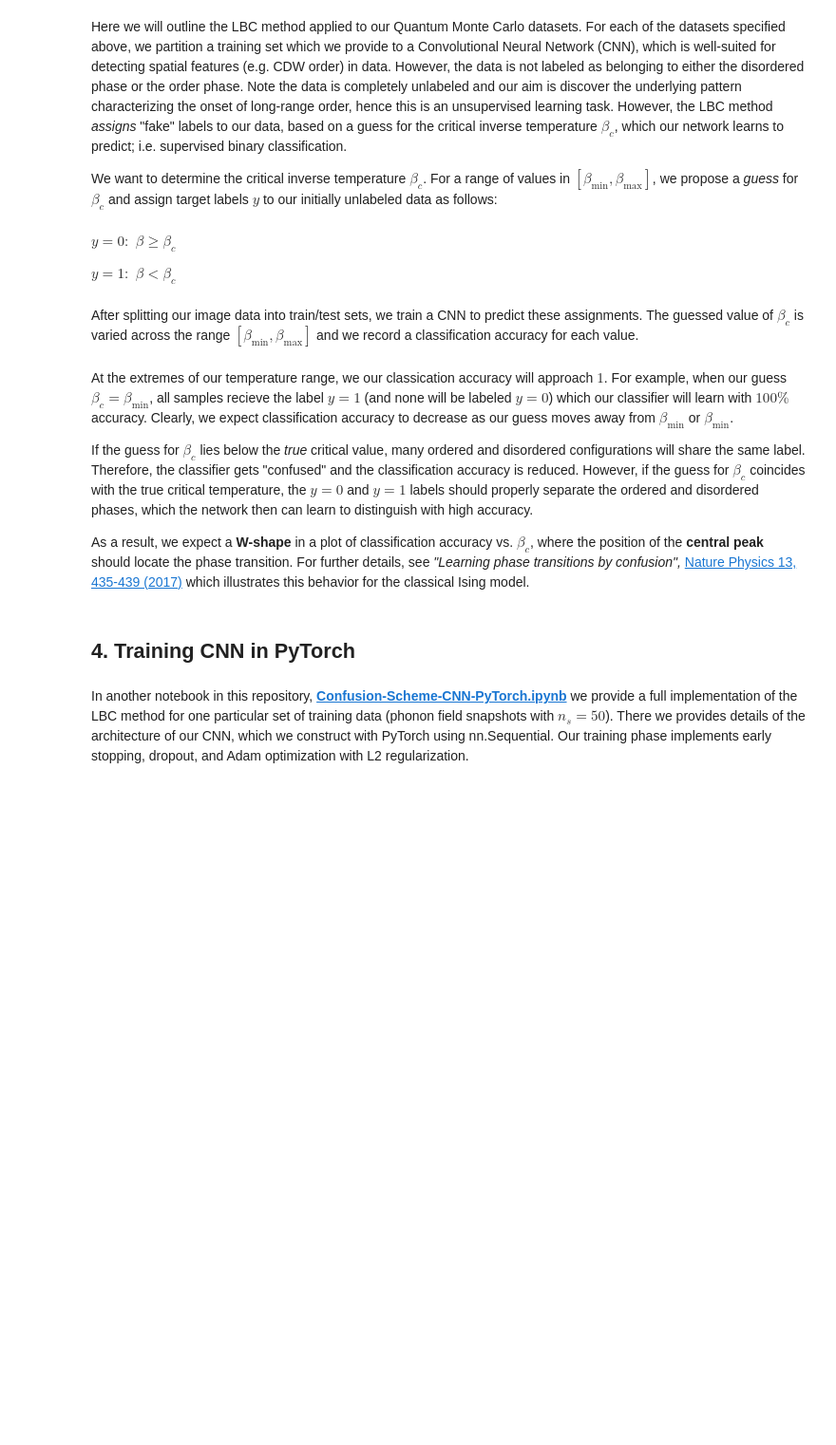
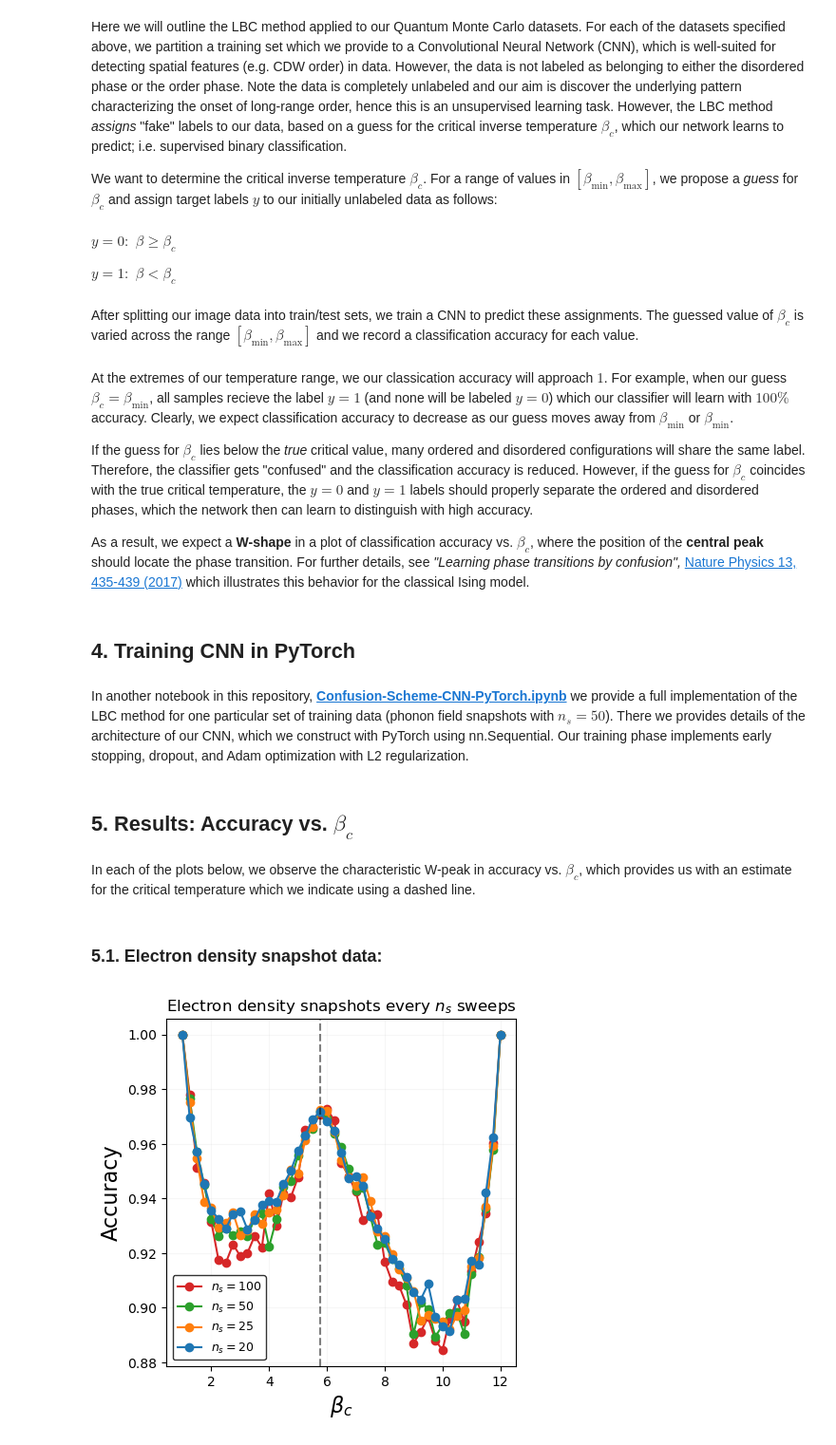
Before and after one commit to owenpb/Confusion-Scheme-Learning, a Jupyter notebook: Methodology_and_Results.ipynb, the cells around one changed output. Shown at 95% size. Saved outputs shown, nothing was run; the diff lists cells and outputs as text; code cells hidden in the pictures; blank space fills up the shorter version.

Commit message:
Updated with results and summary

```diff
--- a/Methodology_and_Results.ipynb
+++ b/Methodology_and_Results.ipynb
@@ -61,3 +67,54 @@ As a result, we expect a **W-shape** in a plot of classification accuracy vs. $\
 ## 4. Training CNN in PyTorch
 # %% [markdown]
 In another notebook in this repository, [**Confusion-Scheme-CNN-PyTorch.ipynb**](https://github.com/owenpb/Confusion-Scheme-Learning/blob/main/Confusion-Scheme-CNN-PyTorch.ipynb) we provide a full implementation of the LBC method for one particular set of training data (phonon field snapshots with $n_s=50$). There we provides details of the architecture of our CNN, which we construct with PyTorch using nn.Sequential. Our training phase implements early stopping, dropout, and Adam optimization with L2 regularization.
+# %% [markdown]
+## 5. Results: Accuracy vs. $\beta_c$
+# %% [markdown]
+In each of the plots below, we observe the characteristic W-peak in accuracy vs. $\beta_c$, which provides us with an estimate for the critical temperature which we indicate using a dashed line.
+# %%
+import numpy as np
+import matplotlib.pyplot as plt
+
+# Load temperature array
+Tcs_values = np.load('data/accuracy_results/density_snapshots/density_snapshot_Tcs_ns20.npy')
+
+# Load accuracy results obtained via density snapshot data
+density_snapshot_accuracies_ns20 = np.load('data/accuracy_results/density_snapshots/density_snapshot_accuracies_ns20.npy')
+density_snapshot_accuracies_ns25 = np.load('data/accuracy_results/density_snapshots/density_snapshot_accuracies_ns25.npy')
+density_snapshot_accuracies_ns50 = np.load('data/accuracy_results/density_snapshots/density_snapshot_accuracies_ns50.npy')
+density_snapshot_accuracies_ns100= np.load('data/accuracy_results/density_snapshots/density_snapshot_accuracies_ns100.npy')
+
+# Load accuracy results obtained via phonon snapshot data
+phonon_snapshot_accuracies_ns20 = np.load('data/accuracy_results/phonon_snapshots/phonon_snapshot_accuracies_ns20.npy')
+phonon_snapshot_accuracies_ns25 = np.load('data/accuracy_results/phonon_snapshots/phonon_snapshot_accuracies_ns25.npy')
+phonon_snapshot_accuracies_ns50 = np.load('data/accuracy_results/phonon_snapshots/phonon_snapshot_accuracies_ns50.npy')
+phonon_snapshot_accuracies_ns100 = np.load('data/accuracy_results/phonon_snapshots/phonon_snapshot_accuracies_ns100.npy')
+
+# Load accuracy results obtained via imaginary-time resolved density-density correlation data (position space)
+denden_corr_position_accuracies_nit3 = np.load('data/accuracy_results/density_correlations_position/denden_corr_position_accuracies_nit3.npy')
+denden_corr_position_accuracies_nit4 = np.load('data/accuracy_results/density_correlations_position/denden_corr_position_accuracies_nit4.npy')
+denden_corr_position_accuracies_nit5 = np.load('data/accuracy_results/density_correlations_position/denden_corr_position_accuracies_nit5.npy')
+denden_corr_position_accuracies_nit10 = np.load('data/accuracy_results/density_correlations_position/denden_corr_position_accuracies_nit10.npy')
+
+# Load accuracy results obtained via imaginary-time resolved density-density correlation data (momentum space)
+denden_corr_momentum_accuracies_nit3 = np.load('data/accuracy_results/density_correlations_momentum/denden_corr_momentum_accuracies_nit3.npy')
+denden_corr_momentum_accuracies_nit4 = np.load('data/accuracy_results/density_correlations_momentum/denden_corr_momentum_accuracies_nit4.npy')
+denden_corr_momentum_accuracies_nit5 = np.load('data/accuracy_results/density_correlations_momentum/denden_corr_momentum_accuracies_nit5.npy')
+denden_corr_momentum_accuracies_nit10 = np.load('data/accuracy_results/density_correlations_momentum/denden_corr_momentum_accuracies_nit10.npy')
+# %% [markdown]
+### 5.1. Electron density snapshot data:
+# %%
+plt.figure(figsize=(4.75, 4.75))
+plt.plot(Tcs_values, density_snapshot_accuracies_ns100, '-o', color='tab:red', label=r'$n_s=100$')
+plt.plot(Tcs_values, density_snapshot_accuracies_ns50, '-o', color='tab:green', label=r'$n_s=50$')
+plt.plot(Tcs_values, density_snapshot_accuracies_ns25, '-o', color='tab:orange', label=r'$n_s=25$')
+plt.plot(Tcs_values, density_snapshot_accuracies_ns20, '-o', color='tab:blue', label=r'$n_s=20$')
+plt.grid(alpha=0.1)
+plt.axvline(x=5.75, color='k', linestyle='dashed', alpha=0.5)
+plt.legend(frameon=True, edgecolor='k', fontsize=9)
+plt.xlabel(r'$\beta_c$', fontsize=16)
+plt.ylabel('Accuracy', fontsize=16)
+plt.title('Electron density snapshots every ' + r'$n_s$' ' sweeps')
+plt.show()
+# %% [output]
+[figure, added]
```
Also changed, not shown: parts of 9 cells of this notebook.
